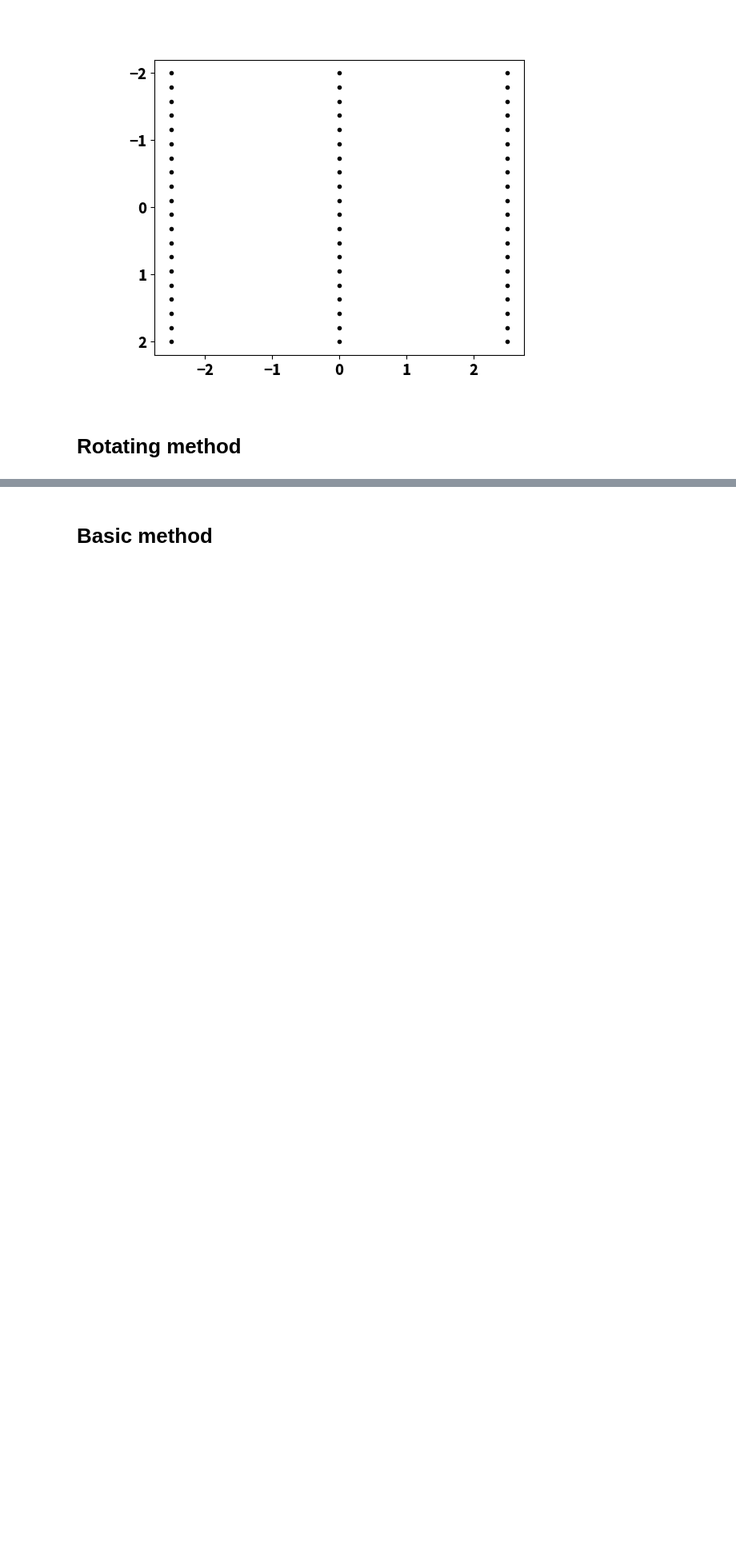
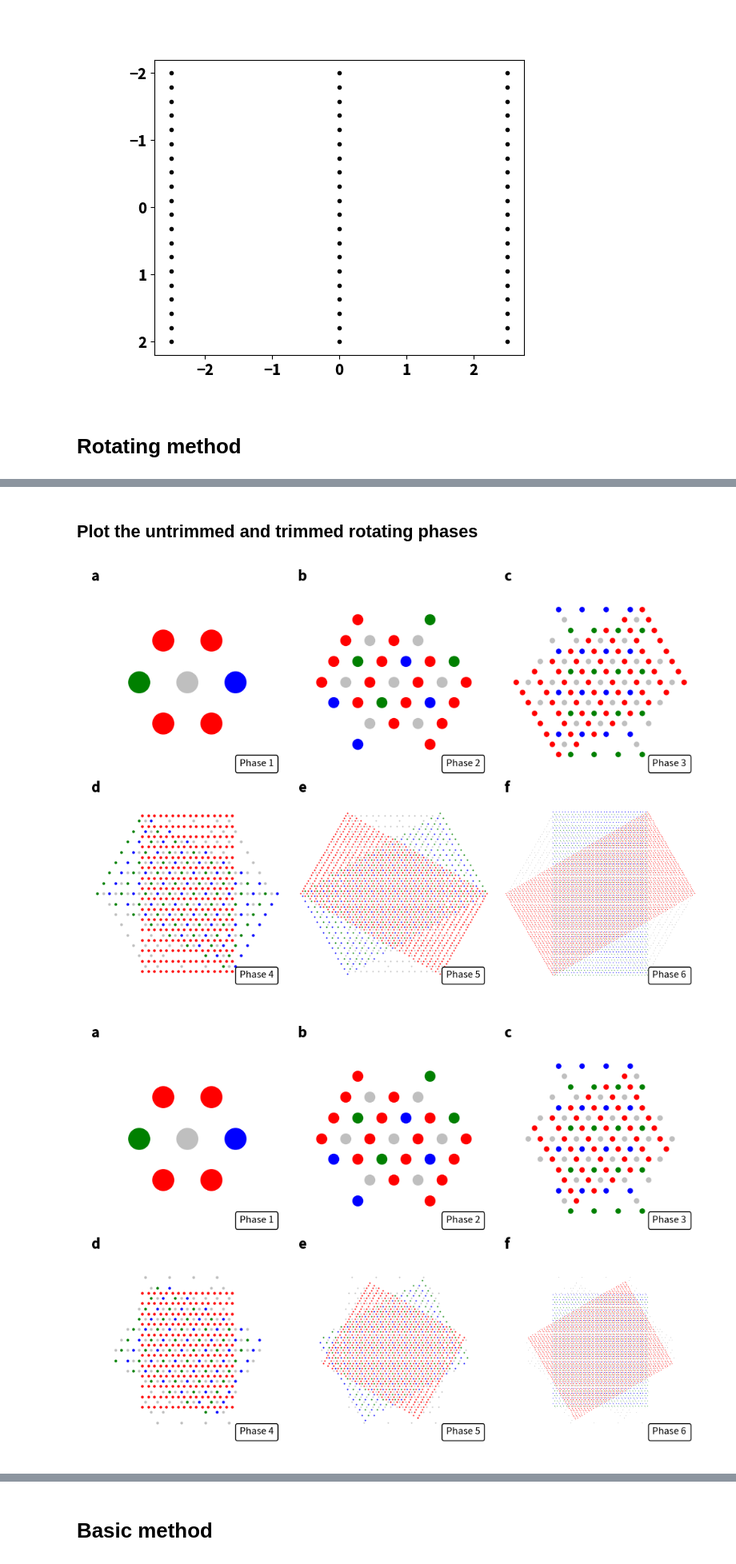
Before and after one commit to jacobhinkle/hex_interlacing, a Jupyter notebook: notebooks/HexInterlacing.ipynb, the cells around one changed output, grey strips where cells are left out. Shown at 80% size. Saved outputs shown, nothing was run; the diff lists cells and outputs as text; code cells hidden in the pictures; blank space fills up the shorter version.

```diff
--- a/notebooks/HexInterlacing.ipynb
+++ b/notebooks/HexInterlacing.ipynb
@@ -450,0 +413,51 @@ fig.savefig("../latex/angular_distribution.pdf", bbox_inches="tight")
+# %% [markdown]
+## Plot the untrimmed and trimmed rotating phases
+# %%
+fig, axs = plt.subplots(2, 3, figsize=(10, 7))
+axs = axs.ravel()
+for ii, ax in enumerate(axs):
+    centers, pts = plot_passes(
+        ax=axs[ii],
+        getnum=ii,
+        theta_deg=60,
+        num_passes=3 * ii + 4,
+        gray_passes=3 * ii + 1,
+        title=f"Phase {ii+1}",
+        ms=100 / 2 ** (ii + 1),
+        reduce_H_after_n_passes=7,
+        trim=False,
+        addbox=True,
+    )
+fig.tight_layout()
+fig.savefig("../latex/rotating_phases.pdf", bbox_inches="tight")
+
+fig, axs = plt.subplots(2, 3, figsize=(10, 7))
+axs = axs.ravel()
+for ii, ax in enumerate(axs):
+    centers, pts = plot_passes(
+        ax=axs[ii],
+        getnum=ii,
+        theta_deg=60,
+        num_passes=3 * ii + 4,
+        gray_passes=3 * ii + 1,
+        title=f"Phase {ii+1}",
+        ms=100 / 2 ** (ii + 1),
+        reduce_H_after_n_passes=7,
+        trim=True,
+        addbox=True,
+    )
+fig.tight_layout()
+fig.savefig("../latex/rotating_phases_trimmed.pdf", bbox_inches="tight")
+
+fig, ax = plt.subplots()
+ax.plot([b for a, b in centers], [a for a, b in centers], "-ok")
+
+phi = np.arctan2(pts[:, 0], pts[:, 1])  # * 180 / np.pi
+fig, ax = plt.subplots(subplot_kw={"projection": "polar"})
+n, b = np.histogram(phi, 60, density=True)
+ax.plot(b[:-1], n)
+pts.shape
+fig.savefig("../latex/angular_distribution.pdf", bbox_inches="tight")
+# %% [output]
+[figure, added]
+[figure, added]
```
Also changed, not shown: parts of 24 cells of this notebook, 1 other file.
